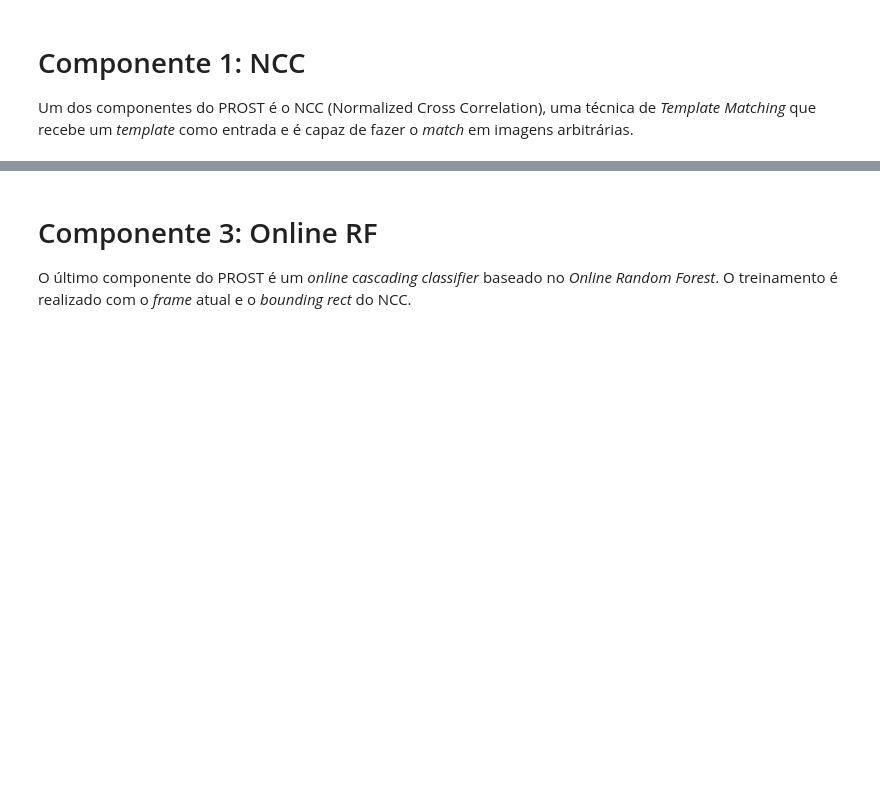
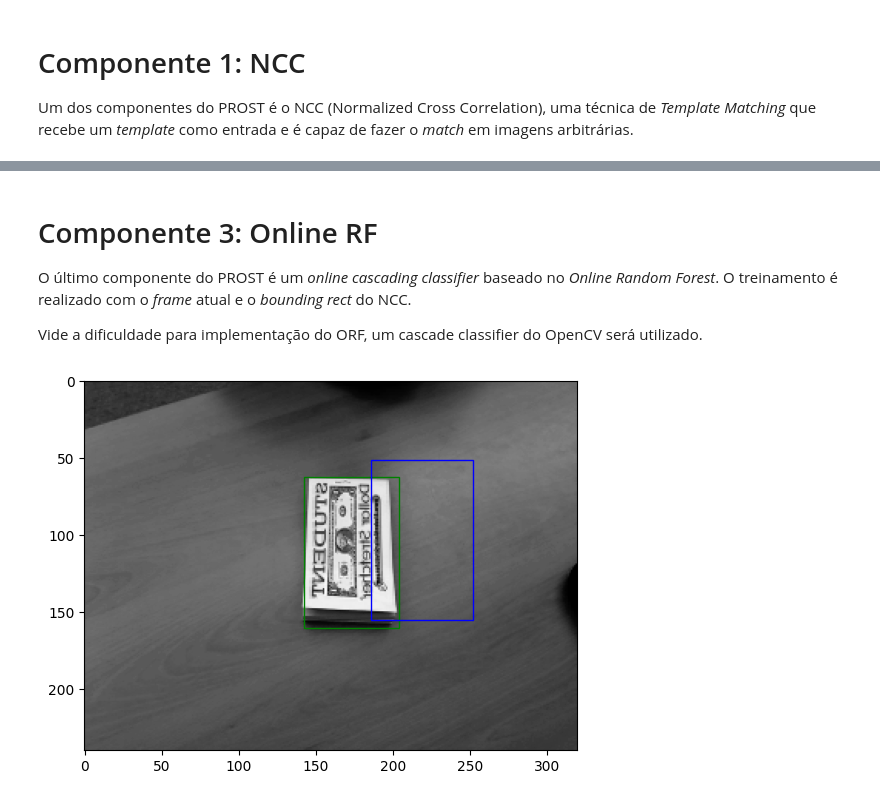
Before and after one commit to moesio-f/prost, a Jupyter notebook: PROST.ipynb, the cells around one changed output, grey strips where cells are left out. Saved outputs shown, nothing was run; the diff lists cells and outputs as text; code cells hidden in the pictures; blank space fills up the shorter version.

```diff
--- a/PROST.ipynb
+++ b/PROST.ipynb
@@ -102,3 +169,11 @@ show(*compare_match(ds, flow, t))
 # Componente 3: Online RF
 
 O último componente do PROST é um *online cascading classifier* baseado no *Online Random Forest*. O treinamento é realizado com o *frame* atual e o *bounding rect* do NCC.
+
+Vide a dificuldade para implementação do ORF, um cascade classifier do OpenCV será utilizado.
+# %%
+orf = ORF(*ds.get(idx), quiet=True, bin_prefix='remote/build/bin/')
+# %%
+show(*compare_match(ds, orf, idx))
+# %% [output]
+[figure, added]
```
Also changed, not shown: parts of 13 cells of this notebook, 9 other files.
